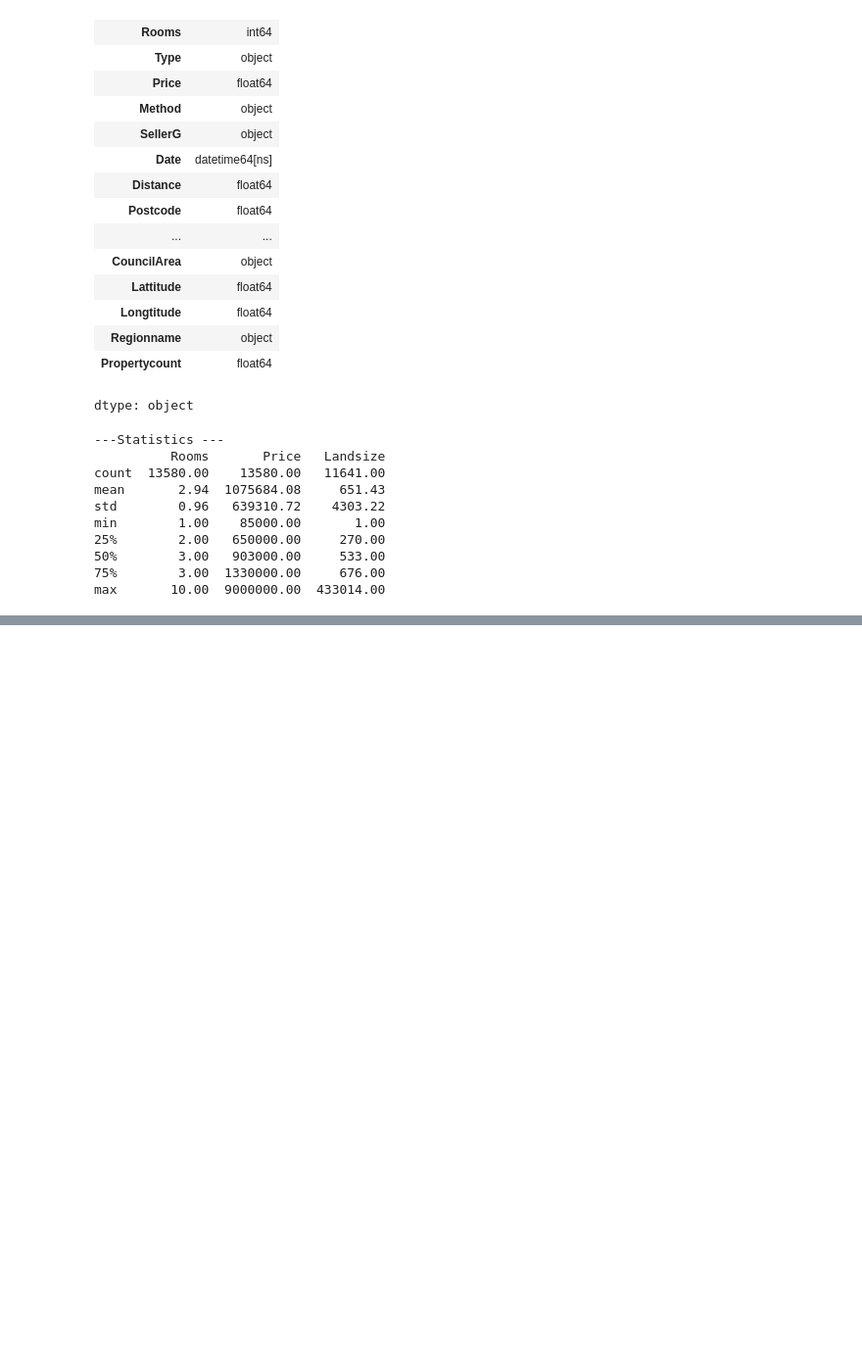
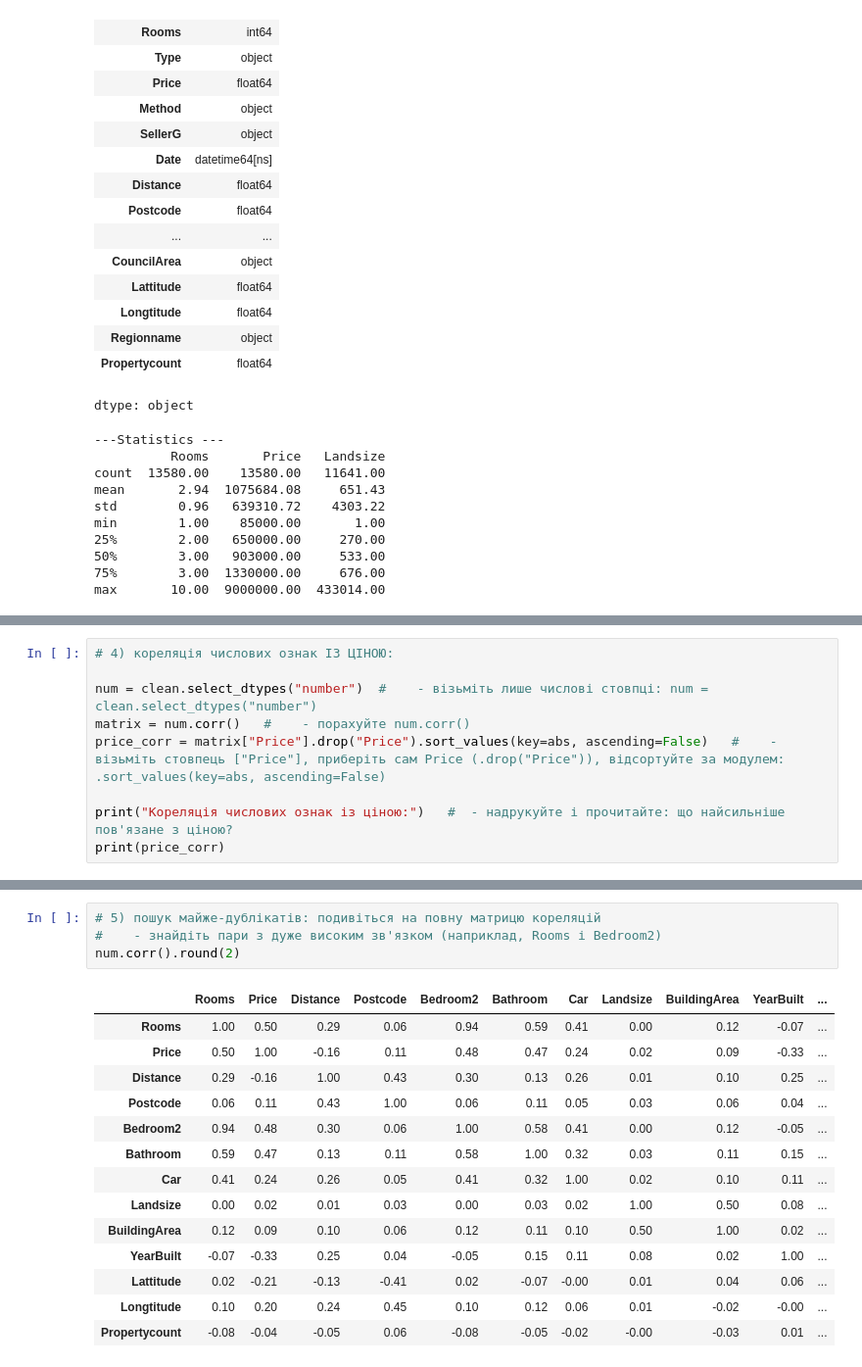
Before and after one commit to AllaYermilko/melbourne-housing, a Jupyter notebook: notebooks/melbourne_housing.ipynb, the cells around one changed output, grey strips where cells are left out. Shown at 98% size. Drawn from its saved outputs; the diff is of its cells as text; blank space fills up the shorter version.

```diff
--- a/notebooks/melbourne_housing.ipynb
+++ b/notebooks/melbourne_housing.ipynb
@@ -297,0 +331,9 @@ plt.show()
+# %%
+# 4) кореляція числових ознак ІЗ ЦІНОЮ:
+
+num = clean.select_dtypes("number")  #    - візьміть лише числові стовпці: num = clean.select_dtypes("number")
+matrix = num.corr()   #    - порахуйте num.corr()
+price_corr = matrix["Price"].drop("Price").sort_values(key=abs, ascending=False)   #    - візьміть стовпець ["Price"], приберіть сам Price (.drop("Price")), відсортуйте за модулем: .sort_values(key=abs, ascending=False)
+
+print("Кореляція числових ознак із ціною:")   #  - надрукуйте і прочитайте: що найсильніше пов'язане з ціною?
+print(price_corr)
@@ -297,0 +360,19 @@ plt.show()
+# %%
+# 5) пошук майже-дублікатів: подивіться на повну матрицю кореляцій
+#    - знайдіть пари з дуже високим зв'язком (наприклад, Rooms і Bedroom2)
+num.corr().round(2)
+# %% [output]
+|  | Rooms | Price | Distance | Postcode | Bedroom2 | Bathroom | Car | Landsize | BuildingArea | YearBuilt | ... |
+| Rooms | 1.00 | 0.50 | 0.29 | 0.06 | 0.94 | 0.59 | 0.41 | 0.00 | 0.12 | -0.07 | ... |
+| Price | 0.50 | 1.00 | -0.16 | 0.11 | 0.48 | 0.47 | 0.24 | 0.02 | 0.09 | -0.33 | ... |
+| Distance | 0.29 | -0.16 | 1.00 | 0.43 | 0.30 | 0.13 | 0.26 | 0.01 | 0.10 | 0.25 | ... |
+| Postcode | 0.06 | 0.11 | 0.43 | 1.00 | 0.06 | 0.11 | 0.05 | 0.03 | 0.06 | 0.04 | ... |
+| Bedroom2 | 0.94 | 0.48 | 0.30 | 0.06 | 1.00 | 0.58 | 0.41 | 0.00 | 0.12 | -0.05 | ... |
+| Bathroom | 0.59 | 0.47 | 0.13 | 0.11 | 0.58 | 1.00 | 0.32 | 0.03 | 0.11 | 0.15 | ... |
+| Car | 0.41 | 0.24 | 0.26 | 0.05 | 0.41 | 0.32 | 1.00 | 0.02 | 0.10 | 0.11 | ... |
+| Landsize | 0.00 | 0.02 | 0.01 | 0.03 | 0.00 | 0.03 | 0.02 | 1.00 | 0.50 | 0.08 | ... |
+| BuildingArea | 0.12 | 0.09 | 0.10 | 0.06 | 0.12 | 0.11 | 0.10 | 0.50 | 1.00 | 0.02 | ... |
+| YearBuilt | -0.07 | -0.33 | 0.25 | 0.04 | -0.05 | 0.15 | 0.11 | 0.08 | 0.02 | 1.00 | ... |
+| Lattitude | 0.02 | -0.21 | -0.13 | -0.41 | 0.02 | -0.07 | -0.00 | 0.01 | 0.04 | 0.06 | ... |
+| Longtitude | 0.10 | 0.20 | 0.24 | 0.45 | 0.10 | 0.12 | 0.06 | 0.01 | -0.02 | -0.00 | ... |
+| Propertycount | -0.08 | -0.04 | -0.05 | 0.06 | -0.08 | -0.05 | -0.02 | -0.00 | -0.03 | 0.01 | ... |
```
Also changed, not shown: parts of 28 cells of this notebook.
